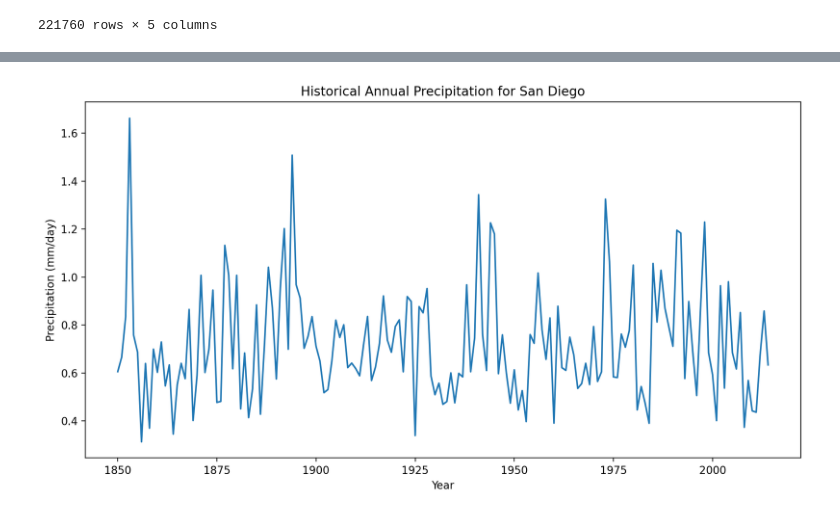
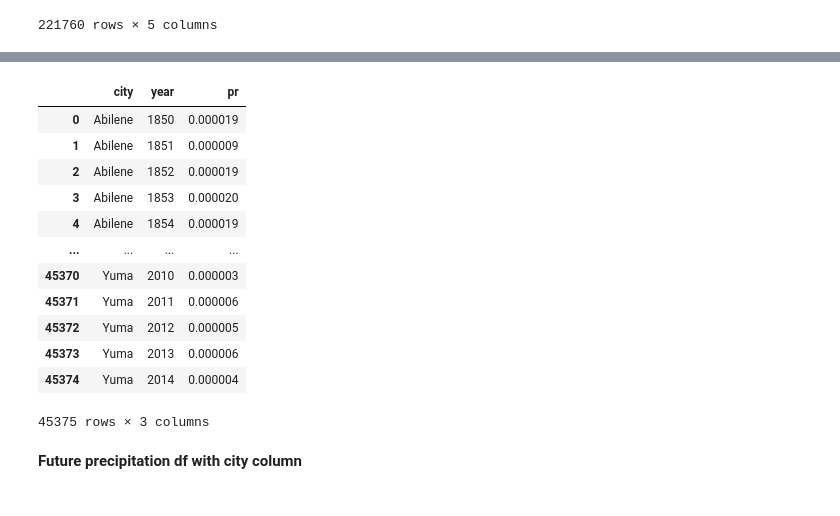
Before and after one commit to jeremyjcheng/106_project3, a Jupyter notebook: eda.ipynb, the cells around one changed output, grey strips where cells are left out. Cells and saved outputs as stored; diff of their text form; code cells hidden in the pictures.

```diff
--- a/eda.ipynb
+++ b/eda.ipynb
@@ -524,4 +513,12 @@ us_historical
 | 221758 | 2014 | 49.476440 | -67.50 | 0.000039 | Portland |
 | 221759 | 2014 | 49.476440 | -66.25 | 0.000040 | Portland |
 221760 rows × 5 columns
+# %%
+# Compute city-year mean precipitation
+us_historical = (
+    us_historical
+    .groupby(['city', 'year'])
+    ['pr'].mean()
+    .reset_index()
+)
 # %%
@@ -543,10 +540,16 @@ us_historical[us_historical['city']=='San Diego']
-# %%
-#visualize historical annual precipitation for San Diego
-sd_historical = us_historical[us_historical['city']=='San Diego']
-plt.plot(sd_historical['year'], sd_historical['pr']*86400)
-plt.title('Historical Annual Precipitation for San Diego')
-plt.xlabel('Year')
-plt.ylabel('Precipitation (mm/day)')
-plt.show()
-# %% [output]
-[figure, removed]
+# %%
+us_historical
+# %% [output]
+|  | city | year | pr |
+| 0 | Abilene | 1850 | 0.000019 |
+| 1 | Abilene | 1851 | 0.000009 |
+| 2 | Abilene | 1852 | 0.000019 |
+| 3 | Abilene | 1853 | 0.000020 |
+| 4 | Abilene | 1854 | 0.000019 |
+| ... | ... | ... | ... |
+| 45370 | Yuma | 2010 | 0.000003 |
+| 45371 | Yuma | 2011 | 0.000006 |
+| 45372 | Yuma | 2012 | 0.000005 |
+| 45373 | Yuma | 2013 | 0.000006 |
+| 45374 | Yuma | 2014 | 0.000004 |
+45375 rows × 3 columns
@@ -552,0 +558,2 @@ plt.show()
+# %% [markdown]
+**Future precipitation df with city column**
```
Also changed, not shown: parts of 5 cells of this notebook, 2 other files.
